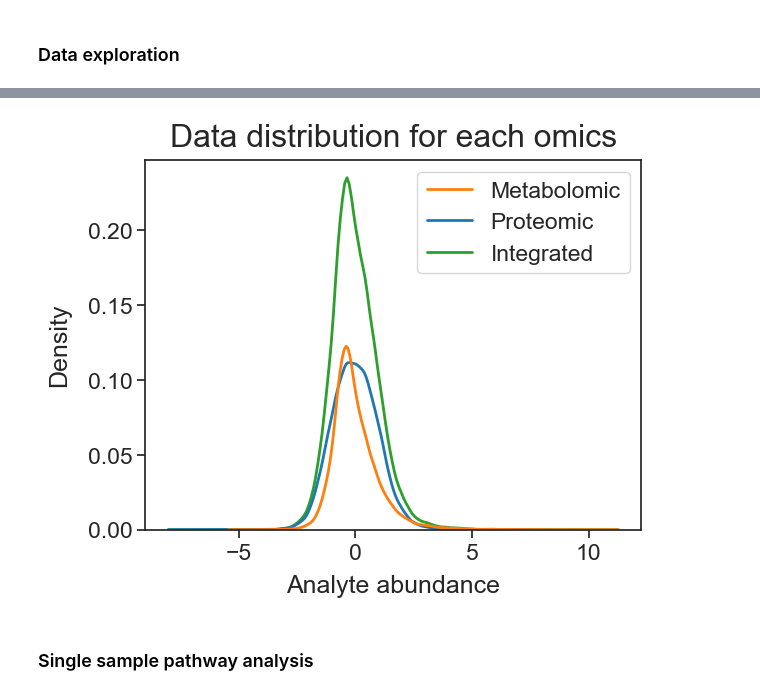
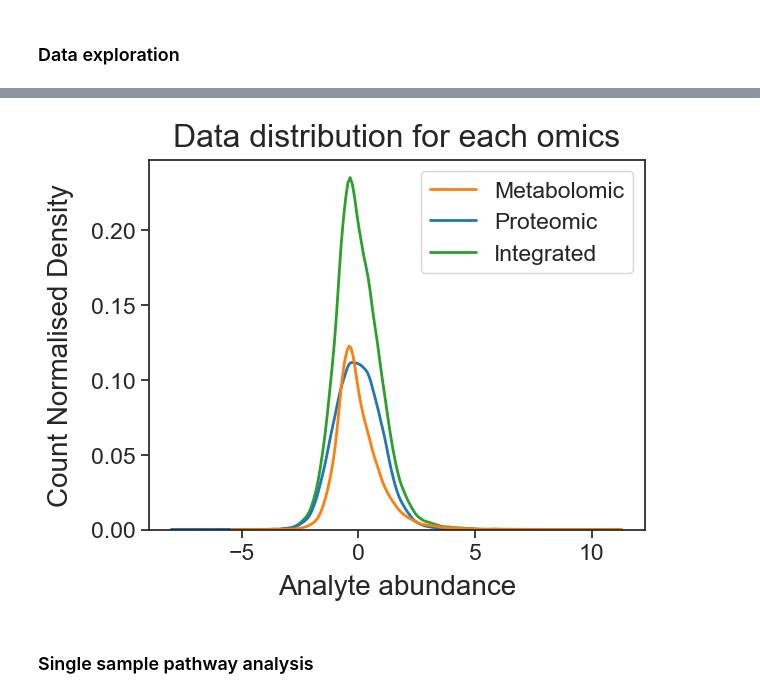
Before and after one commit to j-keung/multiomics-pathway-analysis, a Jupyter notebook: main_scripts/main_workflow.ipynb, the cells around one changed output, grey strips where cells are left out. Drawn from its saved outputs; the diff is of its cells as text; code cells hidden in the pictures.

```diff
--- a/main_scripts/main_workflow.ipynb
+++ b/main_scripts/main_workflow.ipynb
@@ -169,39 +139,39 @@ plt.ylabel('Count',fontsize=13) ;
 metabolomic_distribution
 # %%
 #Load in sequentially to form a density plot of the three different omics
-#metabolomic_distribution  = df.iloc[:,:-2] #all rows, all columns apart from last two
+metabolomic_distribution  = df.iloc[:,:-2] #all rows, all columns apart from last two
 #proteomic_distribution  = df.iloc[:,:-2]
-integrated_distribution  = df.iloc[:,:-2]
+#integrated_distribution  = df.iloc[:,:-2]
 # %%
 #Load in sequentially to form a density plot of the three different omics
 
 sns.set(font_scale = 1.5)
 sns.set_style("ticks") # same as "white" but with ticks
 
 metabolomic_list = metabolomic_distribution.stack().reset_index()
 metabolomic_list.columns.values[2] = "Metabolomic"
 
 proteomic_list = proteomic_distribution.stack().reset_index()
 proteomic_list.columns.values[2] = "Proteomic"
 
 integrated_list = integrated_distribution.stack().reset_index()
 integrated_list.columns.values[2] = "Integrated"
 
 
 omics_df = pd.concat([metabolomic_list.Metabolomic, proteomic_list.Proteomic,integrated_list.Integrated], axis=1)
 
 #Change because I want metabolomics to be orange, proteomics to be blue
 palette = ['tab:orange', 'tab:blue', 'tab:green']
 
 sns.kdeplot(data=omics_df, palette=palette, linewidth=2)
 
 plt.title('Data distribution for each omics',  fontsize=23, pad = 10)
-plt.xlabel('Analyte abundance',fontsize=18, labelpad=8)
-plt.ylabel('Density',fontsize=18, labelpad=12) ;
+plt.xlabel('Analyte abundance',fontsize=20, labelpad=8)
+plt.ylabel('Count Normalised Density',fontsize=20, labelpad=12) ;   #see seaborn histogram documentation on explanation of probability
 
-#plt.savefig( '../Figures/omics_molecular_distribution.png' , dpi=300,bbox_inches = 'tight' , pad_inches = 0.2 , facecolor='w')
+plt.savefig( '../Figures/omics_molecular_distribution.png' , dpi=300,bbox_inches = 'tight' , pad_inches = 0.2 , facecolor='w')
 # %% [output]
-[figure, old version]
+[figure, new version]
 # %%
 #Heatmap of analyte abundance according to WHO status (idea from Sara's thesis)
 
```
Also changed, not shown: parts of 17 cells of this notebook, 2 other files.
